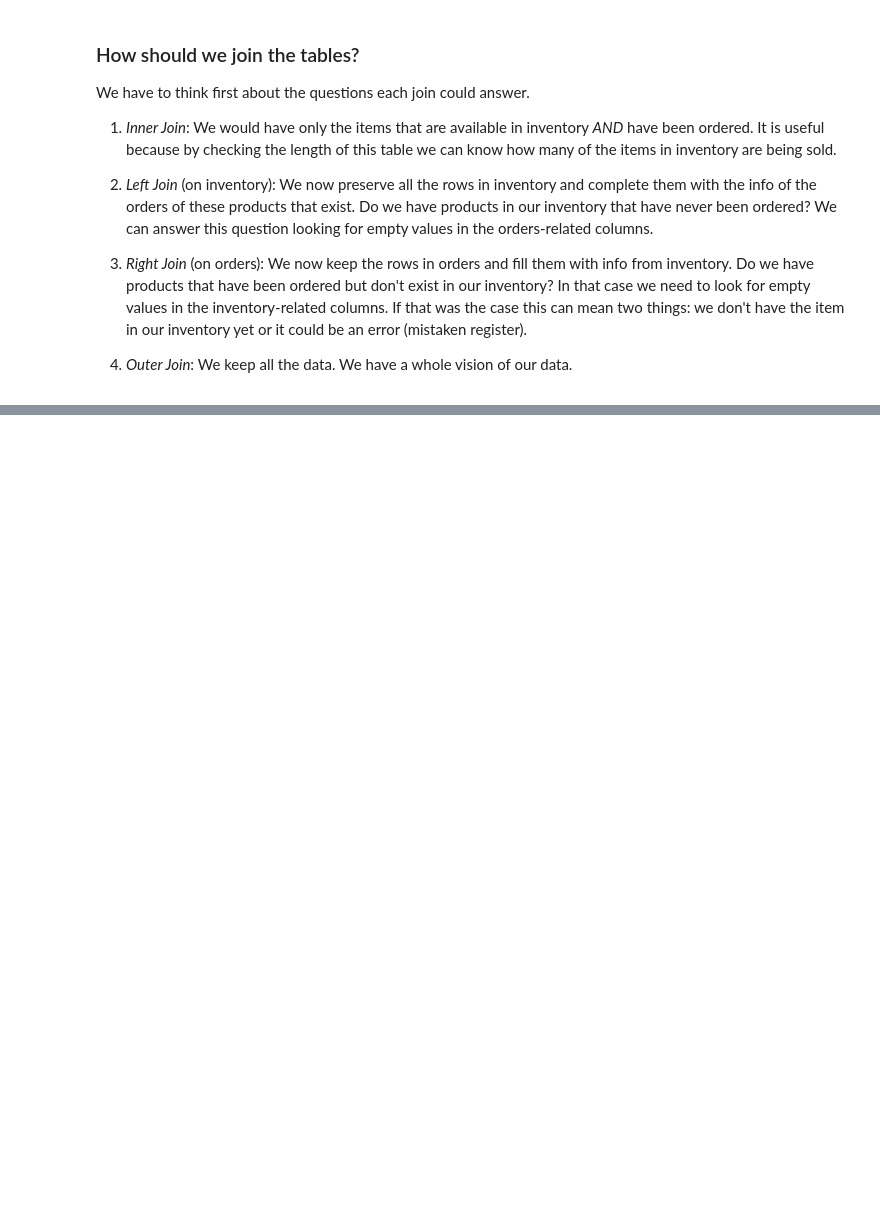
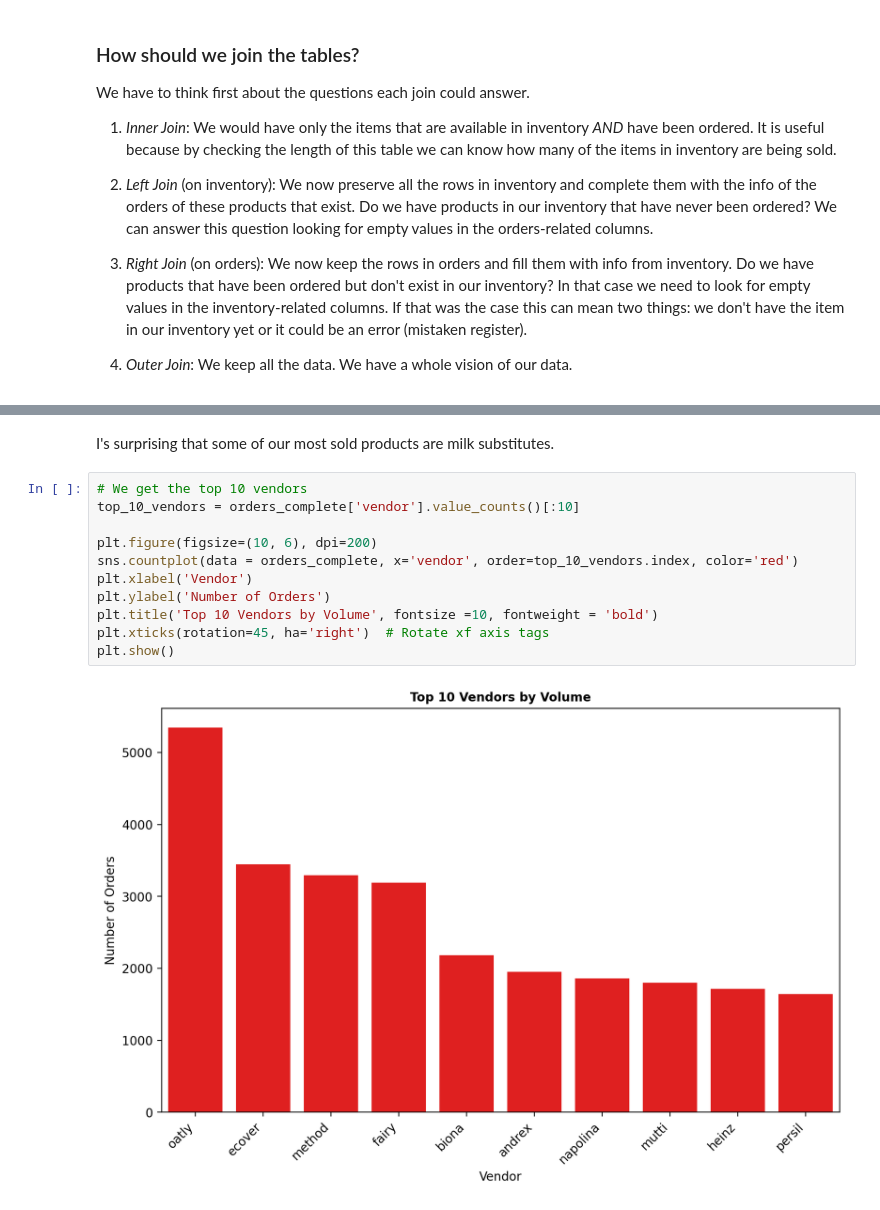
Before and after one commit to carleondel/zrive-ds, a Jupyter notebook: src/module_2/module_2_EDA.ipynb, the cells around one changed output, grey strips where cells are left out. Cells and saved outputs as stored; diff of their text form; blank space fills up the shorter version.

```diff
--- a/src/module_2/module_2_EDA.ipynb
+++ b/src/module_2/module_2_EDA.ipynb
@@ -502,0 +390,15 @@ As we can see, we are a e-commerce specialized in vegan, eco, etc markets.
+# %% [markdown]
+I's surprising that some of our most sold products are milk substitutes.
+# %%
+# We get the top 10 vendors
+top_10_vendors = orders_complete['vendor'].value_counts()[:10]
+
+plt.figure(figsize=(10, 6), dpi=200)
+sns.countplot(data = orders_complete, x='vendor', order=top_10_vendors.index, color='red')
+plt.xlabel('Vendor')
+plt.ylabel('Number of Orders')
+plt.title('Top 10 Vendors by Volume', fontsize =10, fontweight = 'bold')
+plt.xticks(rotation=45, ha='right')  # Rotate xf axis tags
+plt.show()
+# %% [output]
+[figure, added]
```
Also changed, not shown: parts of 75 cells of this notebook, 14 other files.
